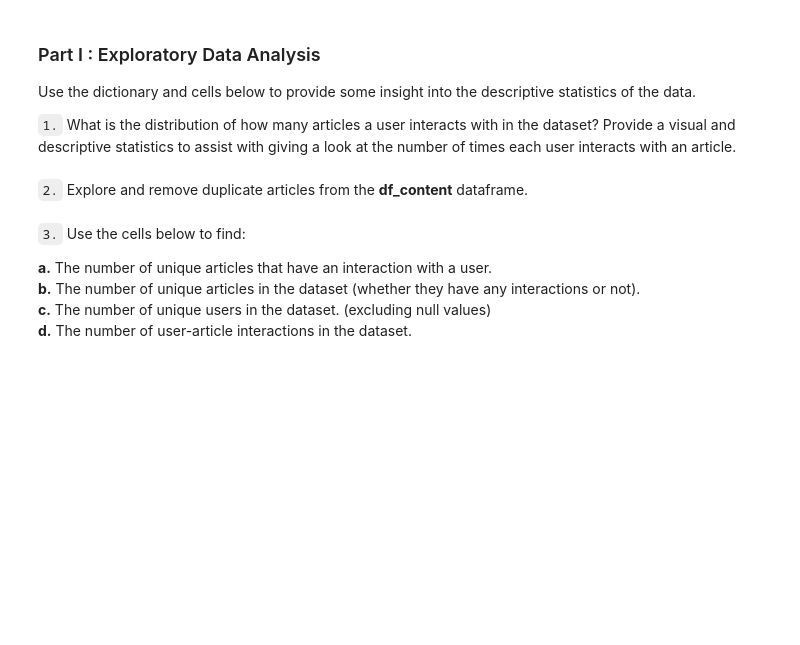
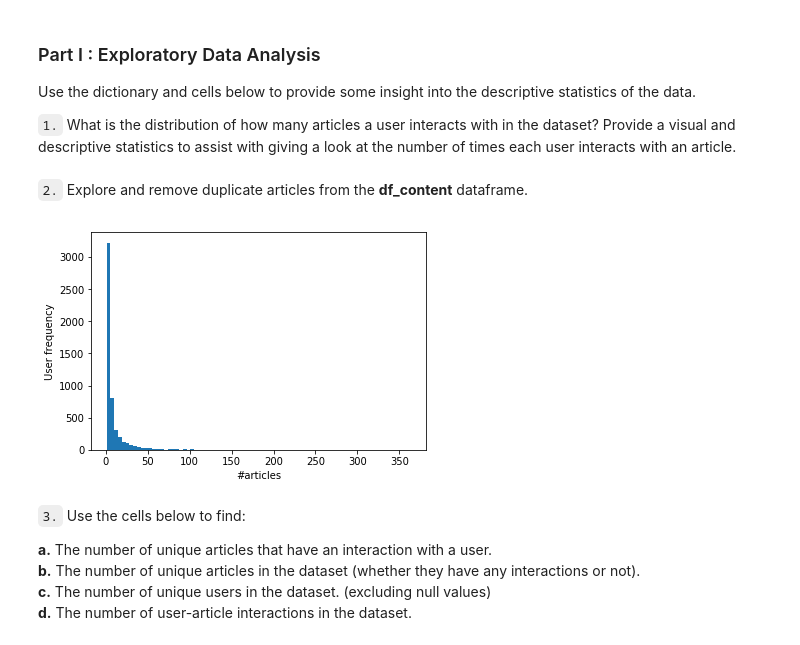
Before and after one commit to alanjeffares/data-science-nanodegree, a Jupyter notebook: recommendation-engines/Recommendations_with_IBM.ipynb, the cells around one changed output. Saved outputs shown, nothing was run; the diff lists cells and outputs as text; code cells hidden in the pictures; blank space fills up the shorter version.

Commit message:
add visualisation of data and comment on SVD

```diff
--- a/recommendation-engines/Recommendations_with_IBM.ipynb
+++ b/recommendation-engines/Recommendations_with_IBM.ipynb
@@ -67,6 +67,15 @@ max_views_by_user = user_interaction_counts.max() # The maximum number of user-a
 # Find and explore duplicate articles
 # Remove any rows that have the same article_id - only keep the first
 df_content = df_content.drop_duplicates(subset='article_id', keep='first')
+# %%
+# visualise distribution
+counts = user_interaction_counts.sort_values(ascending=False)
+plt.hist(counts, bins=80)
+plt.xlabel('#articles')
+plt.ylabel('User Frequency')
+plt.show()
+# %% [output]
+[figure, added]
 # %% [markdown]
 `3.` Use the cells below to find:
 
```
Also changed, not shown: parts of 1 cell of this notebook, 1 other file.
